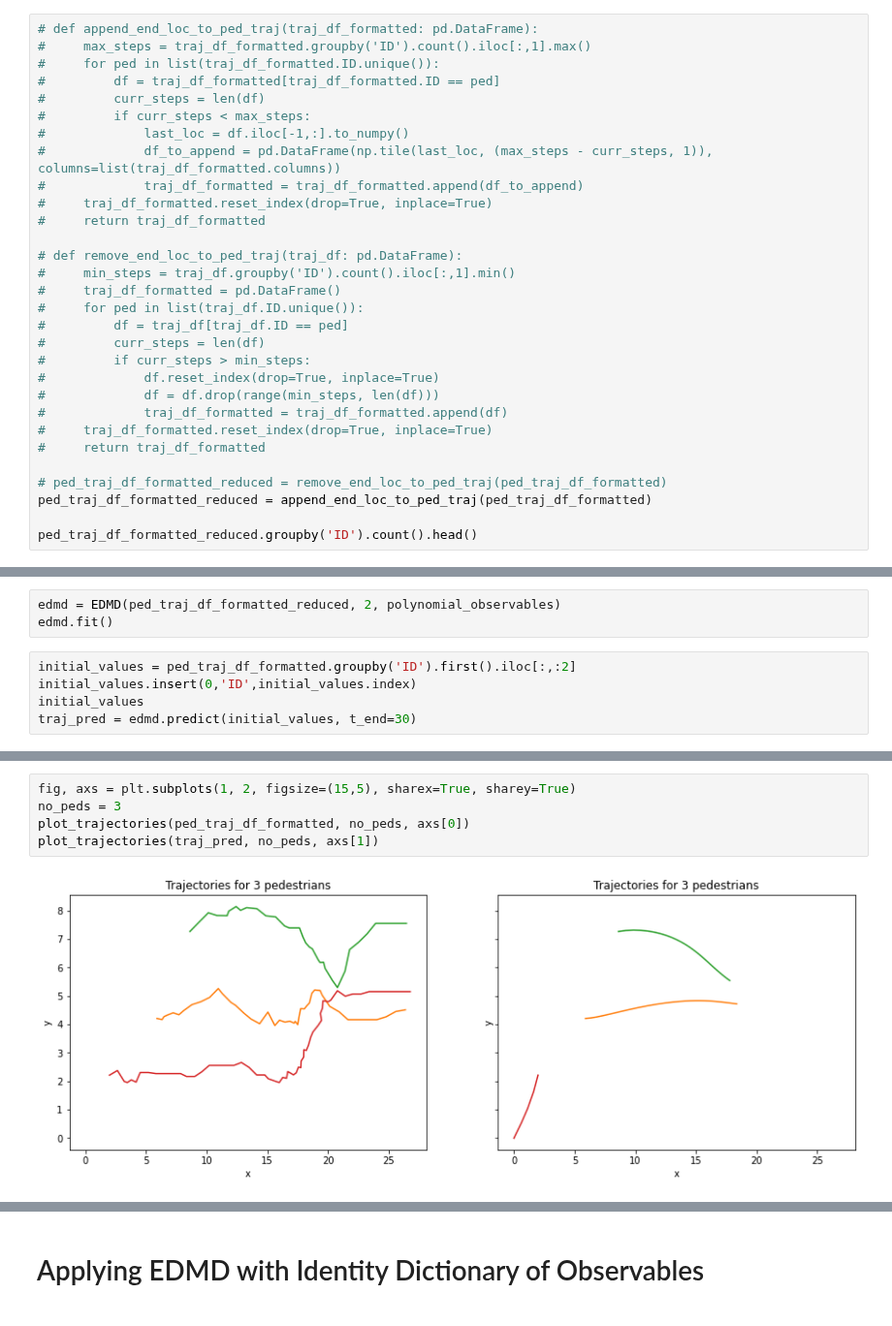
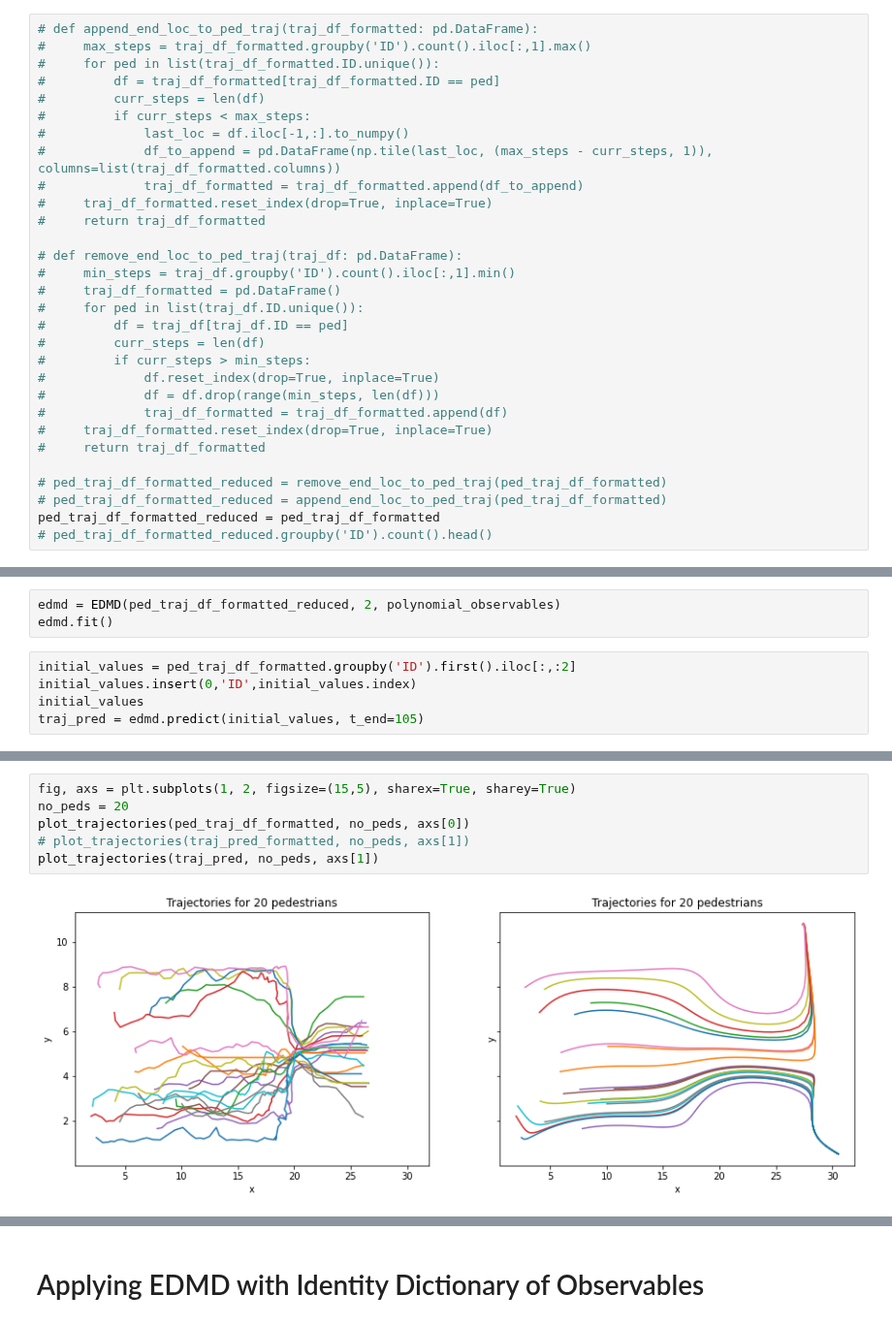
Before and after one commit to waleedbinkhalid74/ml_cms_final_project, a Jupyter notebook: ml_cms_final_proj_task_5.ipynb, the cells around one changed output, grey strips where cells are left out. Shown at 97% size. Saved outputs shown, nothing was run; the diff lists cells and outputs as text.

```diff
--- a/ml_cms_final_proj_task_5.ipynb
+++ b/ml_cms_final_proj_task_5.ipynb
@@ -190,6 +193,6 @@ ped_traj_df_formatted.groupby('ID').count().head()
 #     return traj_df_formatted
 
 # ped_traj_df_formatted_reduced = remove_end_loc_to_ped_traj(ped_traj_df_formatted)
-ped_traj_df_formatted_reduced = append_end_loc_to_ped_traj(ped_traj_df_formatted)
-
-ped_traj_df_formatted_reduced.groupby('ID').count().head()
+# ped_traj_df_formatted_reduced = append_end_loc_to_ped_traj(ped_traj_df_formatted)
+ped_traj_df_formatted_reduced = ped_traj_df_formatted
+# ped_traj_df_formatted_reduced.groupby('ID').count().head()
@@ -256,5 +235,5 @@ edmd.fit()
 initial_values = ped_traj_df_formatted.groupby('ID').first().iloc[:,:2]
 initial_values.insert(0,'ID',initial_values.index)
 initial_values
-traj_pred = edmd.predict(initial_values, t_end=30)
+traj_pred = edmd.predict(initial_values, t_end=105)
 # %%
@@ -280,8 +257,9 @@ traj_pred[traj_pred.ID == 1]
 # %%
 fig, axs = plt.subplots(1, 2, figsize=(15,5), sharex=True, sharey=True)
-no_peds = 3
+no_peds = 20
 plot_trajectories(ped_traj_df_formatted, no_peds, axs[0])
+# plot_trajectories(traj_pred_formatted, no_peds, axs[1])
 plot_trajectories(traj_pred, no_peds, axs[1])
 # %% [output]
-[figure, old version]
+[figure, new version]
 # %%
```
Also changed, not shown: parts of 17 cells of this notebook, 1 other file.
